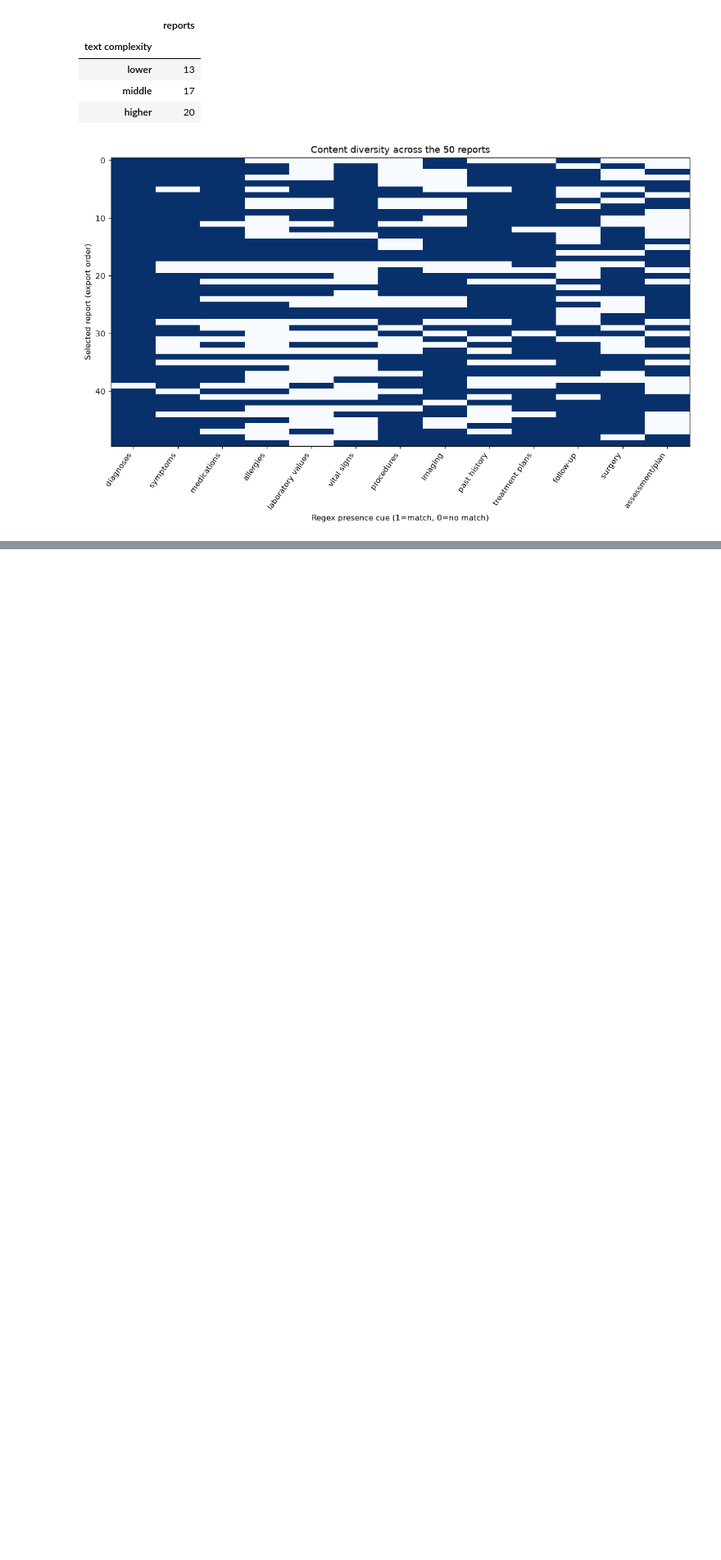
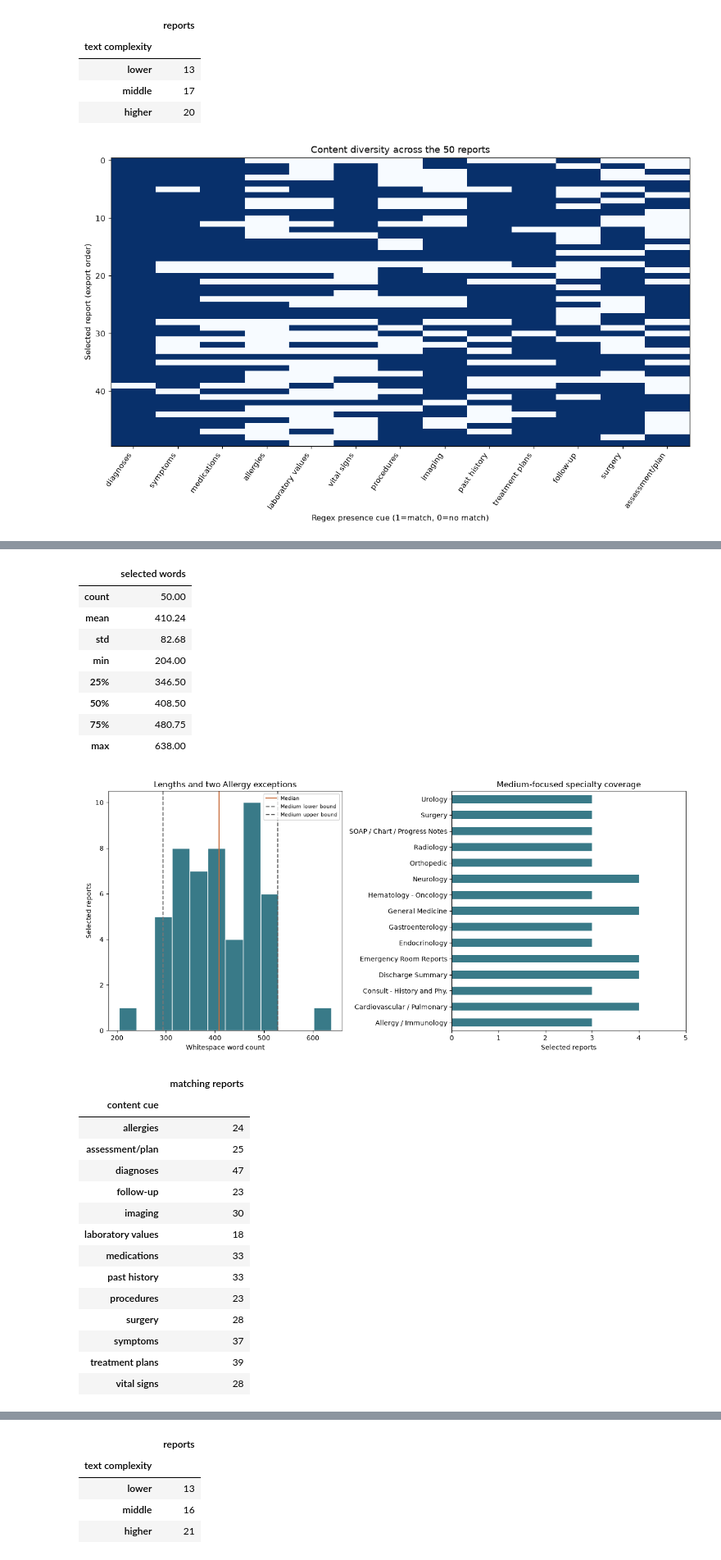
Before and after one commit to Break-Through-Tech/Google-2F-faithfulmed-a-multi-agent-system-for-faithful-patient-friendly-medical-explanations, a Jupyter notebook: EDAs/mtsamples_eda.ipynb, the cells around one changed output, grey strips where cells are left out. Shown at 82% size. Drawn from its saved outputs; the diff is of its cells as text; code cells hidden in the pictures; blank space fills up the shorter version.

```diff
--- a/EDAs/mtsamples_eda.ipynb
+++ b/EDAs/mtsamples_eda.ipynb
@@ -504,0 +562,10 @@ No original source file was changed. No model generation or annotation was perfo
+# %%
+medium_selected = select_medium_reports(candidates)
+validate_medium_selection(medium_selected, raw, candidates)
+pd.testing.assert_frame_equal(medium_selected, select_medium_reports(candidates))
+print("Selected and validated:", len(medium_selected), "reports (48 medium, 2 Allergy length exceptions)")
+with pd.option_context("display.max_rows", 60):
+    display(medium_selected[["source_row_id", "medical_specialty", "sample_name", "word_count", "length_category",
+                             "structure_indicator", "text_complexity_category"]])
+medium_audit = selection_audit(audit, candidates, medium_selected)
+display(medium_audit.selection_status.value_counts().rename_axis("selection status").to_frame("rows"))
@@ -504,0 +600,45 @@ No original source file was changed. No model generation or annotation was perfo
+# %%
+display(medium_selected.word_count.describe().round(2).to_frame("selected words"))
+fig, axes = plt.subplots(1, 2, figsize=(13, 6))
+axes[0].hist(medium_selected.word_count, bins=12, color="#397A88", edgecolor="white")
+axes[0].axvline(medium_selected.word_count.median(), color="#C96C3A", label="Median")
+axes[0].set(xlabel="Whitespace word count", ylabel="Selected reports", title="Lengths and two Allergy exceptions")
+axes[0].axvline(294, color="#777777", linestyle="--", label="Medium lower bound")
+axes[0].axvline(528, color="#555555", linestyle="--", label="Medium upper bound")
+axes[0].legend(fontsize=8)
+medium_selected.medical_specialty.value_counts().sort_index().plot.barh(ax=axes[1], color="#397A88")
+axes[1].set(xlabel="Selected reports", ylabel="", title="Medium-focused specialty coverage", xlim=(0, 5))
+fig.tight_layout()
+display(fig)
+plt.close(fig)
+medium_cues = Counter(cue for text in medium_selected.transcription for cue in content_indicators(text))
+display(pd.Series(medium_cues).sort_index().rename_axis("content cue").to_frame("matching reports"))
+display(medium_selected.structure_indicator.value_counts().rename_axis("structure").to_frame("reports"))
+display(medium_selected.text_complexity_category.value_counts().reindex(["lower", "middle", "higher"])
+        .rename_axis("text complexity").to_frame("reports"))
+# %% [output]
+|  | selected words |
+| count | 50.00 |
+| mean | 410.24 |
+| std | 82.68 |
+| min | 204.00 |
+| 25% | 346.50 |
+| 50% | 408.50 |
+| 75% | 480.75 |
+| max | 638.00 |
+[figure, added]
+|  | matching reports |
+| content cue |  |
+| allergies | 24 |
+| assessment/plan | 25 |
+| diagnoses | 47 |
+| follow-up | 23 |
+| imaging | 30 |
+| laboratory values | 18 |
+| medications | 33 |
+| past history | 33 |
+| procedures | 23 |
+| surgery | 28 |
+| symptoms | 37 |
+| treatment plans | 39 |
+| vital signs | 28 |
@@ -504,0 +655,5 @@ No original source file was changed. No model generation or annotation was perfo
+|  | reports |
+| text complexity |  |
+| lower | 13 |
+| middle | 16 |
+| higher | 21 |
```
Also changed, not shown: parts of 18 cells of this notebook, 7 other files.
